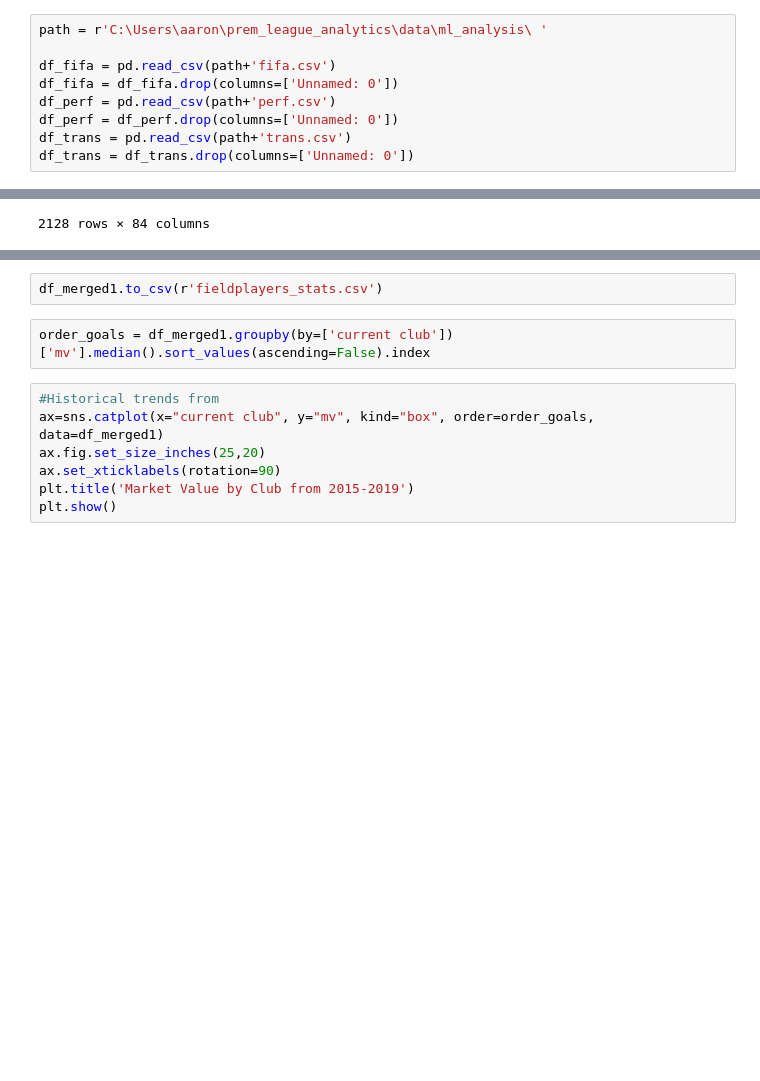
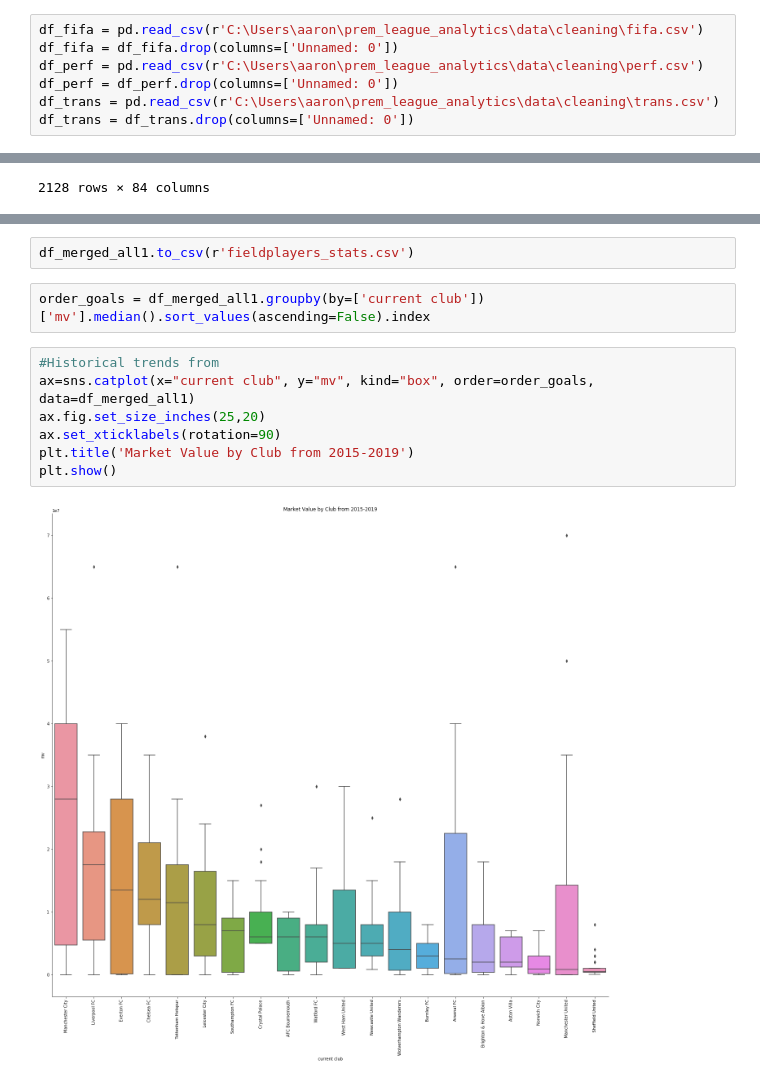
Before and after one commit to akochman/prem_league_analytics, a Jupyter notebook: data/cleaning/datamerge.ipynb, the cells around one changed output, grey strips where cells are left out. Saved outputs shown, nothing was run; the diff lists cells and outputs as text; blank space fills up the shorter version.

```diff
--- a/data/cleaning/datamerge.ipynb
+++ b/data/cleaning/datamerge.ipynb
@@ -28,13 +28,11 @@ df_fpl = pd.read_csv(r'C:\Users\aaron\prem_league_analytics\data\fantasy_prem.cs
 # %%
 #pandas_profiling.ProfileReport(df_fpl)
 # %%
-path = r'C:\Users\aaron\prem_league_analytics\data\ml_analysis\ '
-
-df_fifa = pd.read_csv(path+'fifa.csv')
+df_fifa = pd.read_csv(r'C:\Users\aaron\prem_league_analytics\data\cleaning\fifa.csv')
 df_fifa = df_fifa.drop(columns=['Unnamed: 0'])
-df_perf = pd.read_csv(path+'perf.csv')
+df_perf = pd.read_csv(r'C:\Users\aaron\prem_league_analytics\data\cleaning\perf.csv')
 df_perf = df_perf.drop(columns=['Unnamed: 0'])
-df_trans = pd.read_csv(path+'trans.csv')
+df_trans = pd.read_csv(r'C:\Users\aaron\prem_league_analytics\data\cleaning\trans.csv')
 df_trans = df_trans.drop(columns=['Unnamed: 0'])
 # %%
 df_trans['current club'].value_counts()
@@ -500,13 +498,15 @@ df_merged_all1.head()
 | 3 | Nicolás Otamendi | 31 | 183.0 | Defender - Centre-Back | Manchester City | NaN | NaN | NaN | 18/19 | N. Otamendi | ... |
 | 4 | Nicolás Otamendi | 31 | 183.0 | Defender - Centre-Back | Manchester City | NaN | NaN | NaN | 19/20 | N. Otamendi | ... |
 # %%
-df_merged1.to_csv(r'fieldplayers_stats.csv')
+df_merged_all1.to_csv(r'fieldplayers_stats.csv')
 # %%
-order_goals = df_merged1.groupby(by=['current club'])['mv'].median().sort_values(ascending=False).index
+order_goals = df_merged_all1.groupby(by=['current club'])['mv'].median().sort_values(ascending=False).index
 # %%
 #Historical trends from
-ax=sns.catplot(x="current club", y="mv", kind="box", order=order_goals, data=df_merged1)
+ax=sns.catplot(x="current club", y="mv", kind="box", order=order_goals, data=df_merged_all1)
 ax.fig.set_size_inches(25,20)
 ax.set_xticklabels(rotation=90)
 plt.title('Market Value by Club from 2015-2019')
 plt.show()
+# %% [output]
+[figure, added]
```
Also changed, not shown: parts of 6 cells of this notebook, 7 other files.
